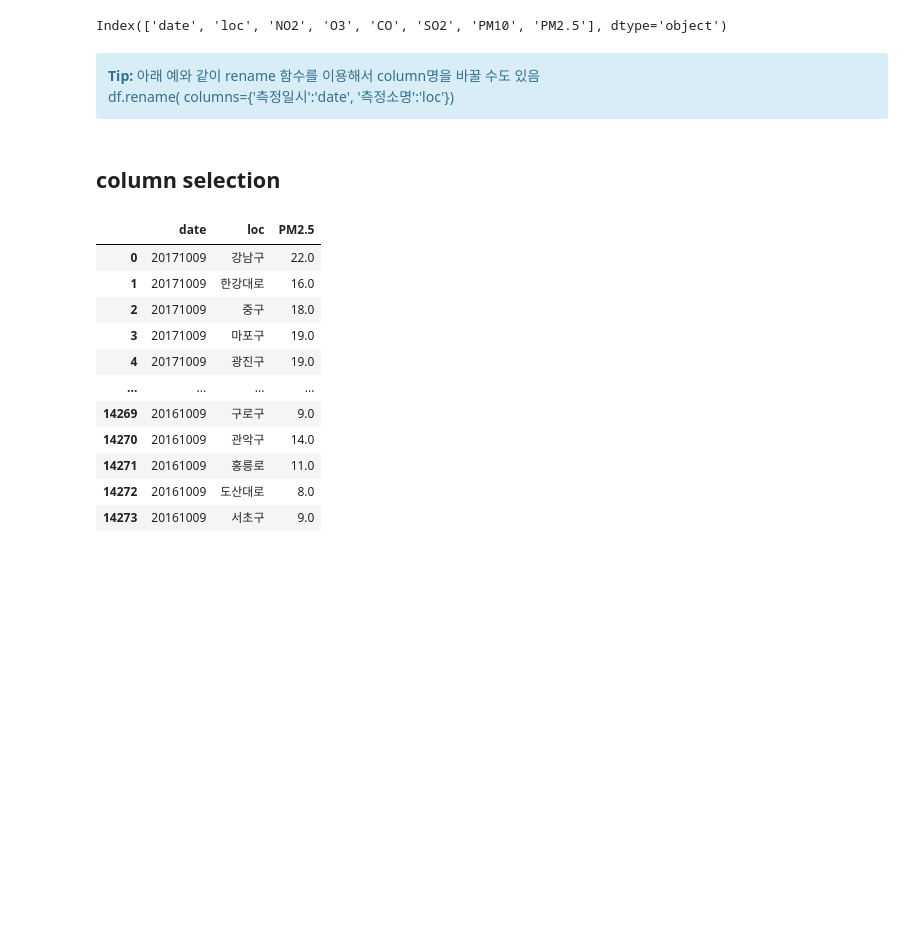
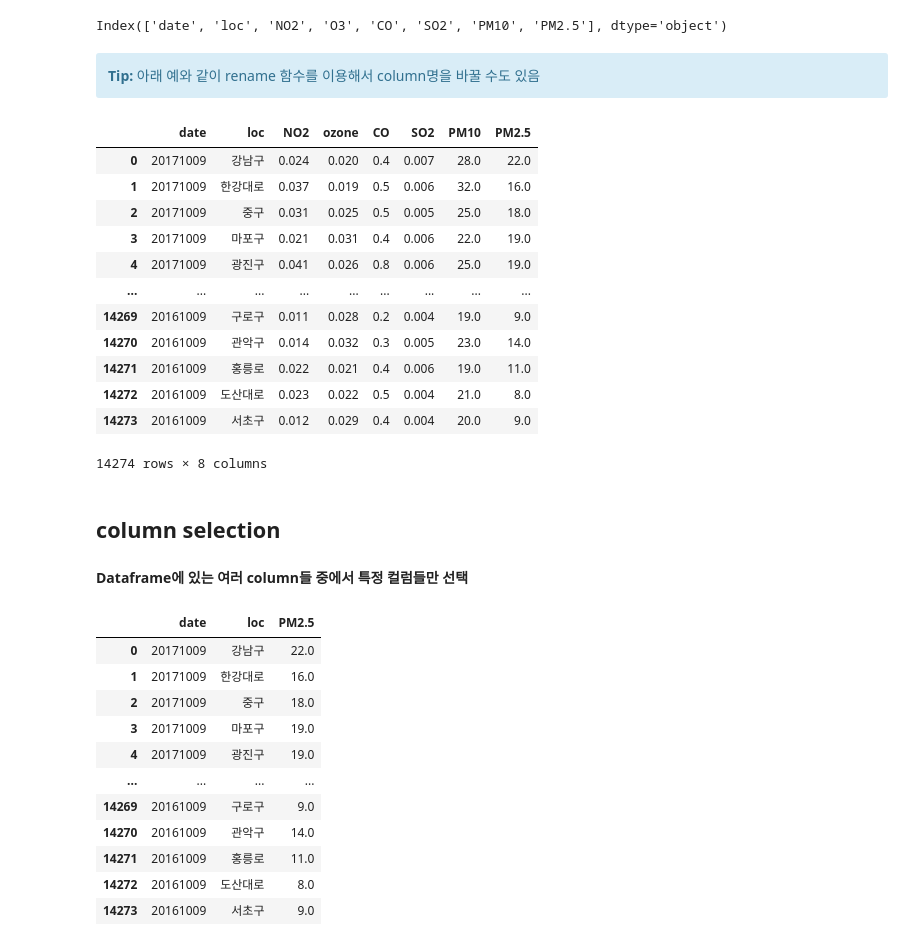
Before and after one commit to sumyeon/python_analytics_atoz, a Jupyter notebook: basic_pandas.ipynb, the cells around one changed output. Drawn from its saved outputs; the diff is of its cells as text; code cells hidden in the pictures; blank space fills up the shorter version.

```diff
--- a/basic_pandas.ipynb
+++ b/basic_pandas.ipynb
@@ -247,10 +271,27 @@ Index(['date', 'loc', 'NO2', 'O3', 'CO', 'SO2', 'PM10', 'PM2.5'], dtype='object'
 # %% [markdown]
 <div class="alert alert-block alert-info">
 <b> Tip:</b> 아래 예와 같이 rename 함수를 이용해서 column명을 바꿀 수도 있음  <br>
-    df.rename( columns={'측정일시':'date', '측정소명':'loc'})
 </div>
+# %%
+df.rename( columns={'O3':'ozone'})
+# %% [output]
+|  | date | loc | NO2 | ozone | CO | SO2 | PM10 | PM2.5 |
+| 0 | 20171009 | 강남구 | 0.024 | 0.020 | 0.4 | 0.007 | 28.0 | 22.0 |
+| 1 | 20171009 | 한강대로 | 0.037 | 0.019 | 0.5 | 0.006 | 32.0 | 16.0 |
+| 2 | 20171009 | 중구 | 0.031 | 0.025 | 0.5 | 0.005 | 25.0 | 18.0 |
+| 3 | 20171009 | 마포구 | 0.021 | 0.031 | 0.4 | 0.006 | 22.0 | 19.0 |
+| 4 | 20171009 | 광진구 | 0.041 | 0.026 | 0.8 | 0.006 | 25.0 | 19.0 |
+| ... | ... | ... | ... | ... | ... | ... | ... | ... |
+| 14269 | 20161009 | 구로구 | 0.011 | 0.028 | 0.2 | 0.004 | 19.0 | 9.0 |
+| 14270 | 20161009 | 관악구 | 0.014 | 0.032 | 0.3 | 0.005 | 23.0 | 14.0 |
+| 14271 | 20161009 | 홍릉로 | 0.022 | 0.021 | 0.4 | 0.006 | 19.0 | 11.0 |
+| 14272 | 20161009 | 도산대로 | 0.023 | 0.022 | 0.5 | 0.004 | 21.0 | 8.0 |
+| 14273 | 20161009 | 서초구 | 0.012 | 0.029 | 0.4 | 0.004 | 20.0 | 9.0 |
+14274 rows × 8 columns
 # %% [markdown]
 ## column selection
+# %% [markdown]
+<b> Dataframe에 있는 여러 column들 중에서 특정 컬럼들만 선택 </b>
 # %%
 # select some columns
 pm10df = df[['date','loc','PM2.5']]
```
Also changed, not shown: parts of 76 cells of this notebook, 3 other files.
